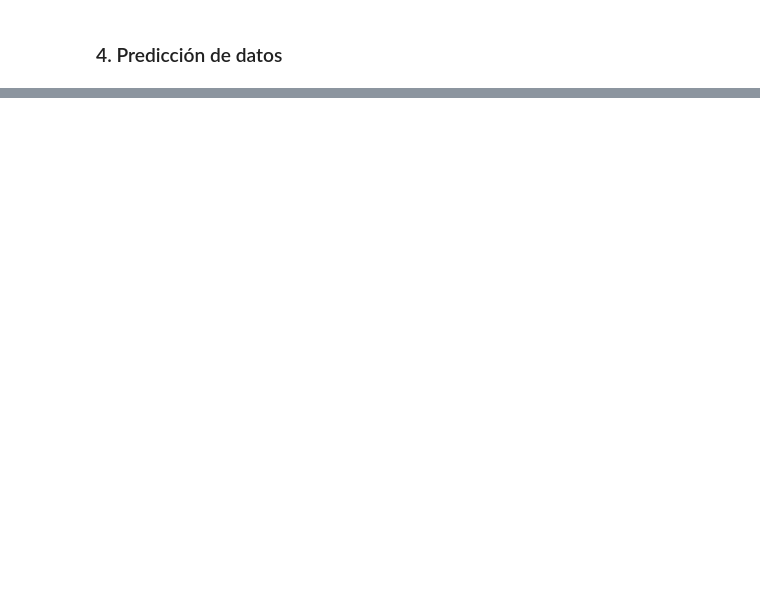
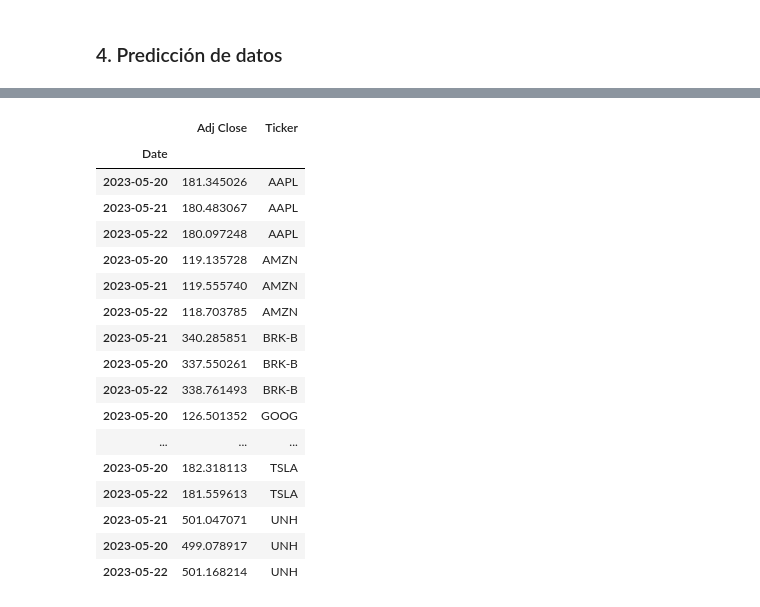
Before and after one commit to carlitoscanas/prototipo_paad, a Jupyter notebook: stock_price_prediction/nb_spp_model_ensemble.ipynb, the cells around one changed output, grey strips where cells are left out. Drawn from its saved outputs; the diff is of its cells as text; code cells hidden in the pictures; blank space fills up the shorter version.

```diff
--- a/stock_price_prediction/nb_spp_model_ensemble.ipynb
+++ b/stock_price_prediction/nb_spp_model_ensemble.ipynb
@@ -289,0 +357,25 @@ fig.show()
+# %%
+# Preparación de datos predichos a insertar en la tabla
+ticker_pred_data = preds[['Pred', 'Ticker']].sort_index().sort_values(by=['Ticker'])
+ticker_pred_data.rename(columns={'Pred': 'Adj Close'}, inplace=True)
+ticker_pred_data.index.name = 'Date'
+ticker_pred_data
+# %% [output]
+|  | Adj Close | Ticker |
+| Date |  |  |
+| 2023-05-20 | 181.345026 | AAPL |
+| 2023-05-21 | 180.483067 | AAPL |
+| 2023-05-22 | 180.097248 | AAPL |
+| 2023-05-20 | 119.135728 | AMZN |
+| 2023-05-21 | 119.555740 | AMZN |
+| 2023-05-22 | 118.703785 | AMZN |
+| 2023-05-21 | 340.285851 | BRK-B |
+| 2023-05-20 | 337.550261 | BRK-B |
+| 2023-05-22 | 338.761493 | BRK-B |
+| 2023-05-20 | 126.501352 | GOOG |
+| ... | ... | ... |
+| 2023-05-20 | 182.318113 | TSLA |
+| 2023-05-22 | 181.559613 | TSLA |
+| 2023-05-21 | 501.047071 | UNH |
+| 2023-05-20 | 499.078917 | UNH |
+| 2023-05-22 | 501.168214 | UNH |
```
Also changed, not shown: parts of 12 cells of this notebook, 16 other files.
